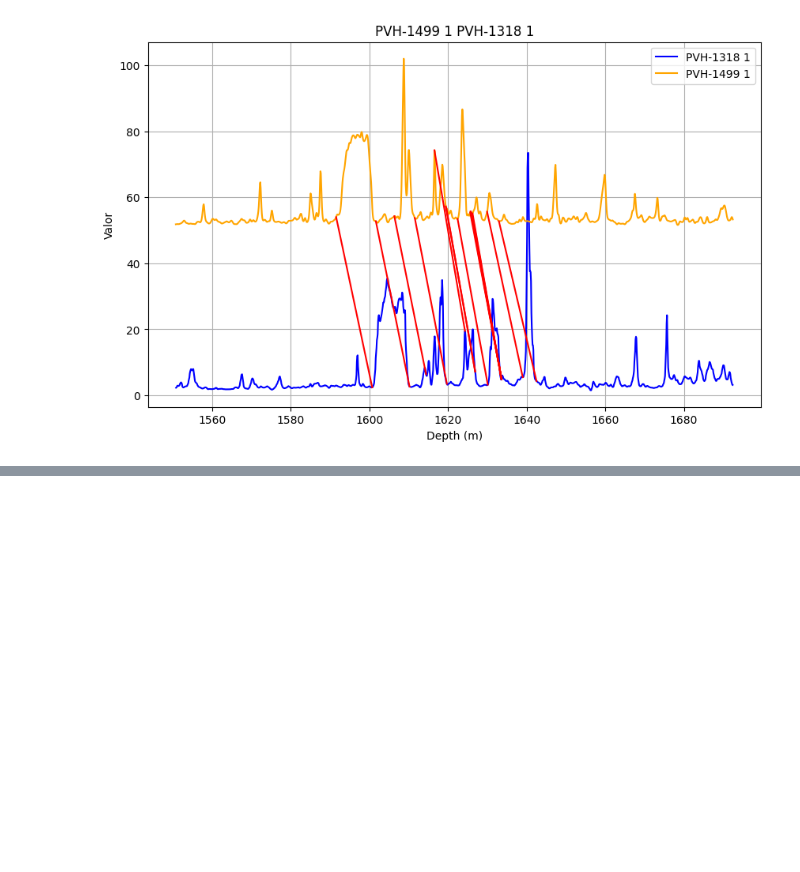
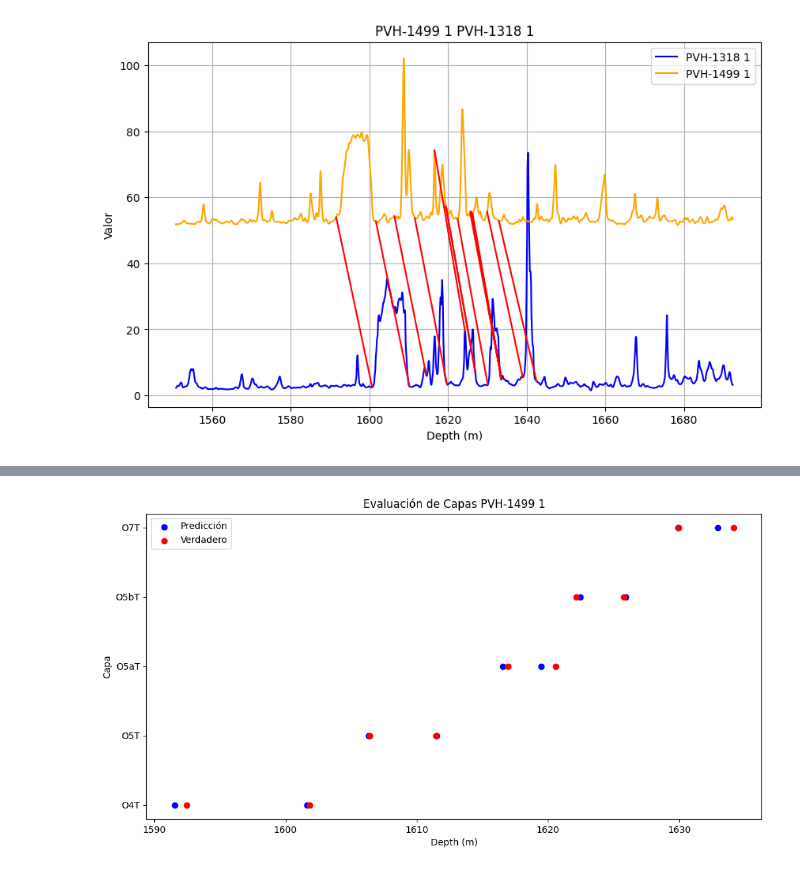
Before and after one commit to scast3/dtw_tool, a Jupyter notebook: 3_nodes_test.ipynb, the cells around one changed output, grey strips where cells are left out. Saved outputs shown, nothing was run; the diff lists cells and outputs as text; code cells hidden in the pictures; blank space fills up the shorter version.

```diff
--- a/3_nodes_test.ipynb
+++ b/3_nodes_test.ipynb
@@ -250,7 +250,7 @@ for nodo in neighbors:
     plt.plot(df2["DEPTH"], df2["RES_DEEP"] + offset, label=nodo, color='orange')
 
     # Add results to a new dataframe
-    df_result = pd.DataFrame(columns=['Ref'])
+    df_result = pd.DataFrame(columns=["Capa",'Ref'])
     j_values_dict = {}
 
 
@@ -309,0 +288,21 @@ print(vtops)
+# %%
+# Calculate the closest 'Ref' point and update the 'Capa' column
+def find_closest_capa(df_topes, vtops):
+    capas = []
+    for ref in df_topes['Ref']:
+        closest_idx = (vtops['Ref'] - ref).abs().idxmin()
+        closest_capa = vtops.loc[closest_idx, 'Capa']
+        capas.append(closest_capa)
+    return capas
+
+# Assign the closest 'Capa' to the 'topes' DataFrame
+df_topes = G.nodes["PVH-1499 1"]["topes"]
+df_topes['Capa'] = find_closest_capa(df_topes, vtops)
+
+# Print the updated DataFrame
+print(df_topes)
+
+vtops_sorted = vtops.sort_values(by='Ref', ascending=True).reset_index()
+
+# Print the sorted DataFrame
+print(vtops_sorted)
@@ -309,0 +327,13 @@ print(vtops)
+# %%
+# Resultados
+plt.figure(figsize=(12, 6))
+plt.scatter(df_topes['Ref'], df_topes['Capa'], color='blue', label='Predicción')
+plt.scatter(vtops['Ref'], vtops['Capa'], color='red', label='Verdadero')
+
+plt.xlabel('Depth (m)')
+plt.ylabel('Capa')
+plt.title('Evaluación de Capas PVH-1499 1')
+plt.legend()
+plt.show()
+# %% [output]
+[figure, added]
```
Also changed, not shown: parts of 3 cells of this notebook.
